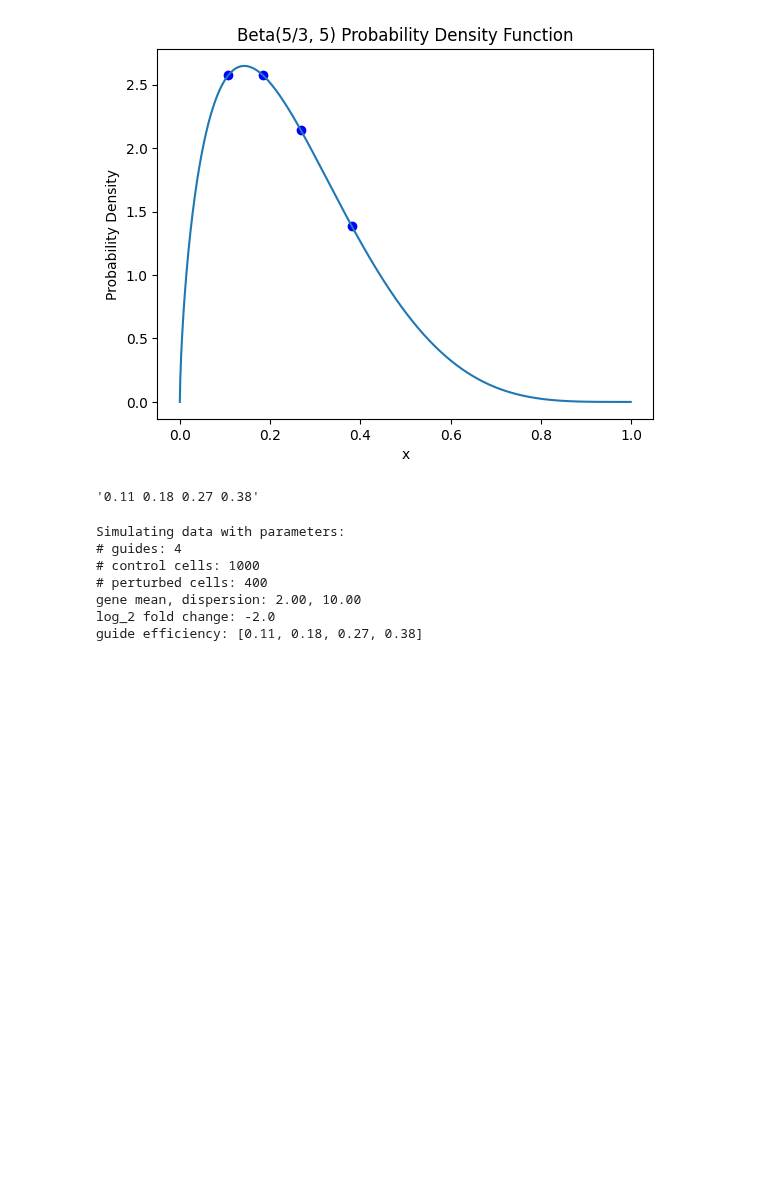
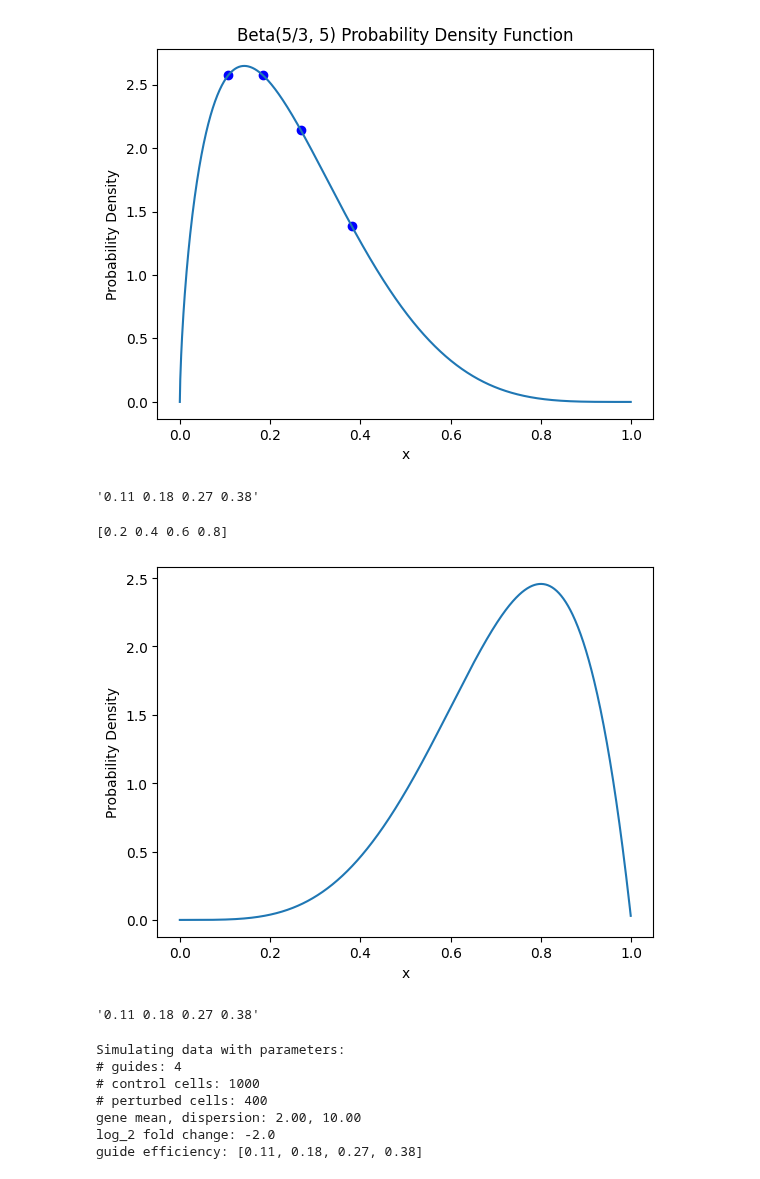
Before and after one commit to pinellolab/PerTurbo, a Jupyter notebook: docs/notebooks/many_guide_efficiency_tests.ipynb, the cells around one changed output. Cells and saved outputs as stored; diff of their text form; code cells hidden in the pictures; blank space fills up the shorter version.

```diff
--- a/docs/notebooks/many_guide_efficiency_tests.ipynb
+++ b/docs/notebooks/many_guide_efficiency_tests.ipynb
@@ -39,30 +39,33 @@ efficiency
 # %%
 import subprocess
 import os
 
 import numpy as np
 import scipy
 from scipy.stats import beta
 import numpy as np
 
 n_guides = 4
 quantiles = np.linspace(0, 1, n_guides + 2)[1:-1]
 print(quantiles)
 beta_samples = scipy.stats.beta.ppf(quantiles, 5 / 3, 5)
 
 x = np.arange(0, 1, 0.001)
 pdf = beta.pdf(x, 5, 2)
 
 plt.plot(x, pdf)
 plt.xlabel("x")
 plt.ylabel("Probability Density")
-plt.title("Beta(5/3, 5) Probability Density Function")
+# plt.title("Beta(5/3, 5) Probability Density Function")
 
-plt.scatter(beta_samples, beta.pdf(beta_samples, 5 / 3, 5), color="blue")
 plt.show()
 
 efficiency = " ".join(beta_samples.round(2).astype(str))
 efficiency
+# %% [output]
+[0.2 0.4 0.6 0.8]
+[figure, added]
+'0.11 0.18 0.27 0.38'
 # %%
 cmd = ["python", "/Users/ljb80/Projects/perturbo/src/perturbo/_jax_module.py"]
 base_args = str.split(
```
Also changed, not shown: 6 other files.
